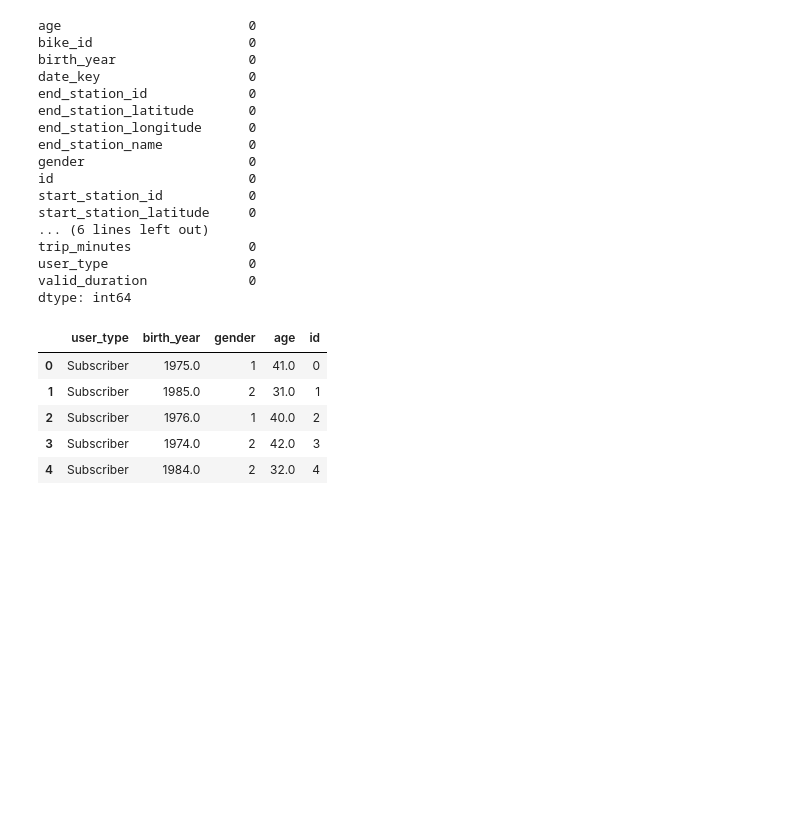
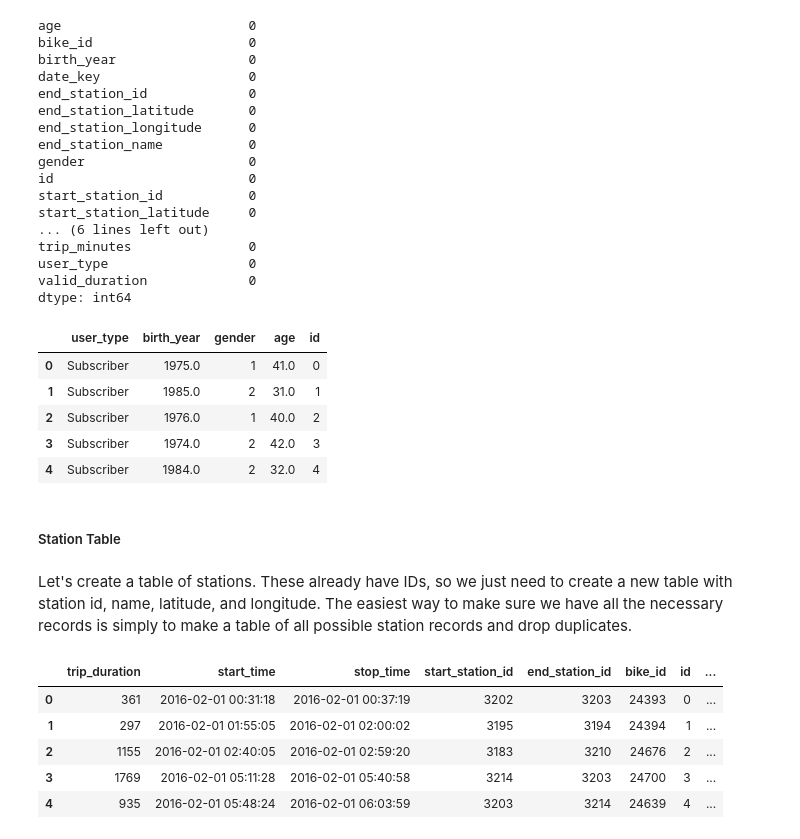
Before and after one commit to ethanenkhtur/bike_rental_data_management, a Jupyter notebook: project.ipynb, the cells around one changed output. Cells and saved outputs as stored; diff of their text form; code cells hidden in the pictures; blank space fills up the shorter version.

```diff
--- a/project.ipynb
+++ b/project.ipynb
@@ -611,3 +615,30 @@ trip_demo.head()
 | 2 | Subscriber | 1976.0 | 1 | 40.0 | 2 |
 | 3 | Subscriber | 1974.0 | 2 | 42.0 | 3 |
 | 4 | Subscriber | 1984.0 | 2 | 32.0 | 4 |
+# %% [markdown]
+##### Station Table
+# %% [markdown]
+Let's create a table of stations. These already have IDs, so we just need to create a new table with station id, name, latitude, and longitude. The easiest way to make sure we have all the necessary records is simply to make a table of all possible station records and drop duplicates.
+# %%
+# create tables of start stations and end stations
+starts = rides[['start_station_id','start_station_name','start_station_latitude','start_station_longitude']]
+ends = rides[['end_station_id','end_station_name','end_station_latitude','end_station_longitude']]
+
+# rename so both start and end dataframes have the same column names
+starts.columns = ['id','station_name','latitude','longitude']
+ends.columns = ['id','station_name','latitude','longitude']
+
+# concatenate and drop duplicates
+stations = pd.concat([starts, ends]).drop_duplicates()
+
+# drop station names and locations from rides
+rides = rides.drop(['start_station_name','start_station_latitude','start_station_longitude','end_station_name','end_station_latitude','end_station_longitude'],axis=1)
+
+rides.head()
+# %% [output]
+|  | trip_duration | start_time | stop_time | start_station_id | end_station_id | bike_id | id | ... |
+| 0 | 361 | 2016-02-01 00:31:18 | 2016-02-01 00:37:19 | 3202 | 3203 | 24393 | 0 | ... |
+| 1 | 297 | 2016-02-01 01:55:05 | 2016-02-01 02:00:02 | 3195 | 3194 | 24394 | 1 | ... |
+| 2 | 1155 | 2016-02-01 02:40:05 | 2016-02-01 02:59:20 | 3183 | 3210 | 24676 | 2 | ... |
+| 3 | 1769 | 2016-02-01 05:11:28 | 2016-02-01 05:40:58 | 3214 | 3203 | 24700 | 3 | ... |
+| 4 | 935 | 2016-02-01 05:48:24 | 2016-02-01 06:03:59 | 3203 | 3214 | 24639 | 4 | ... |
```
Also changed, not shown: parts of 4 cells of this notebook.
